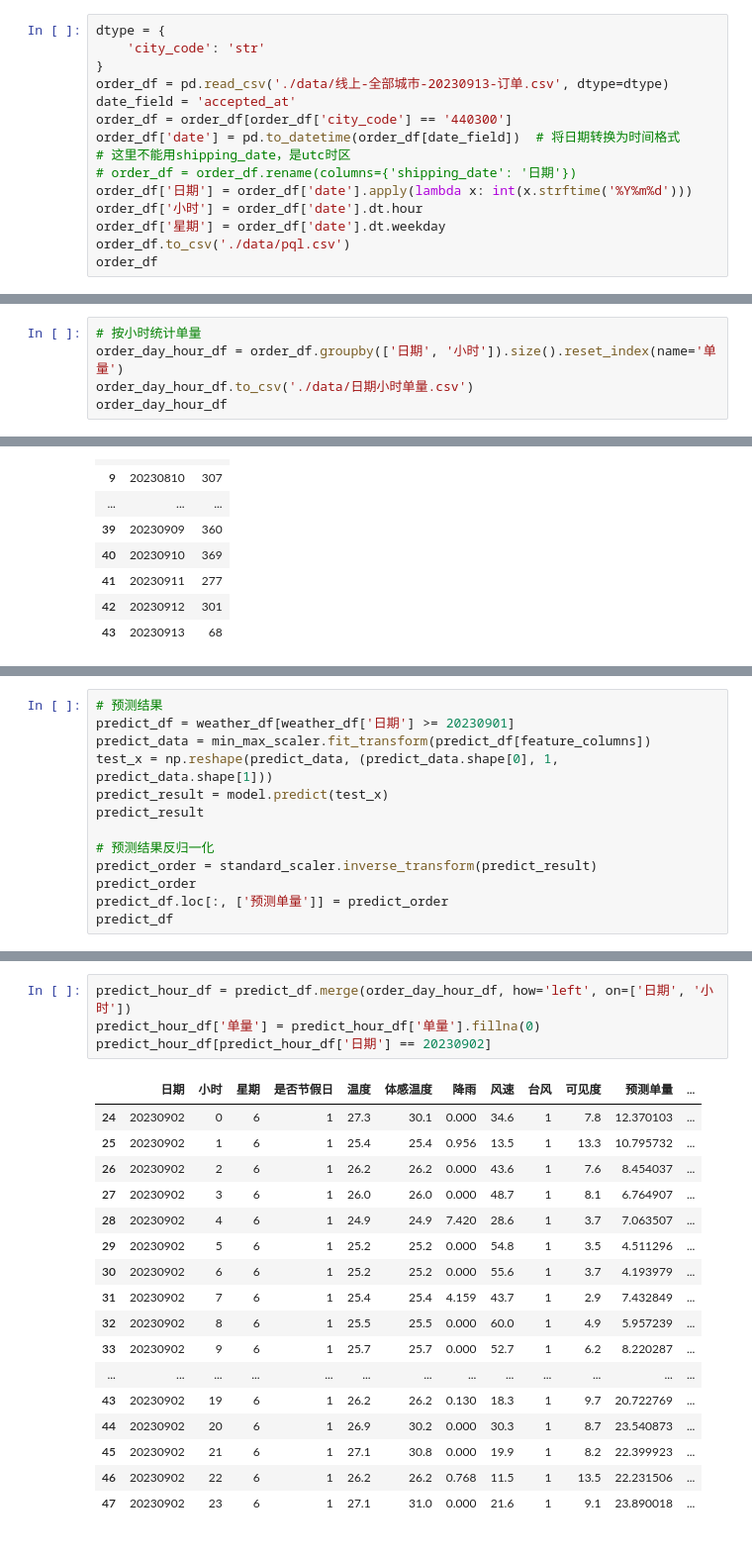
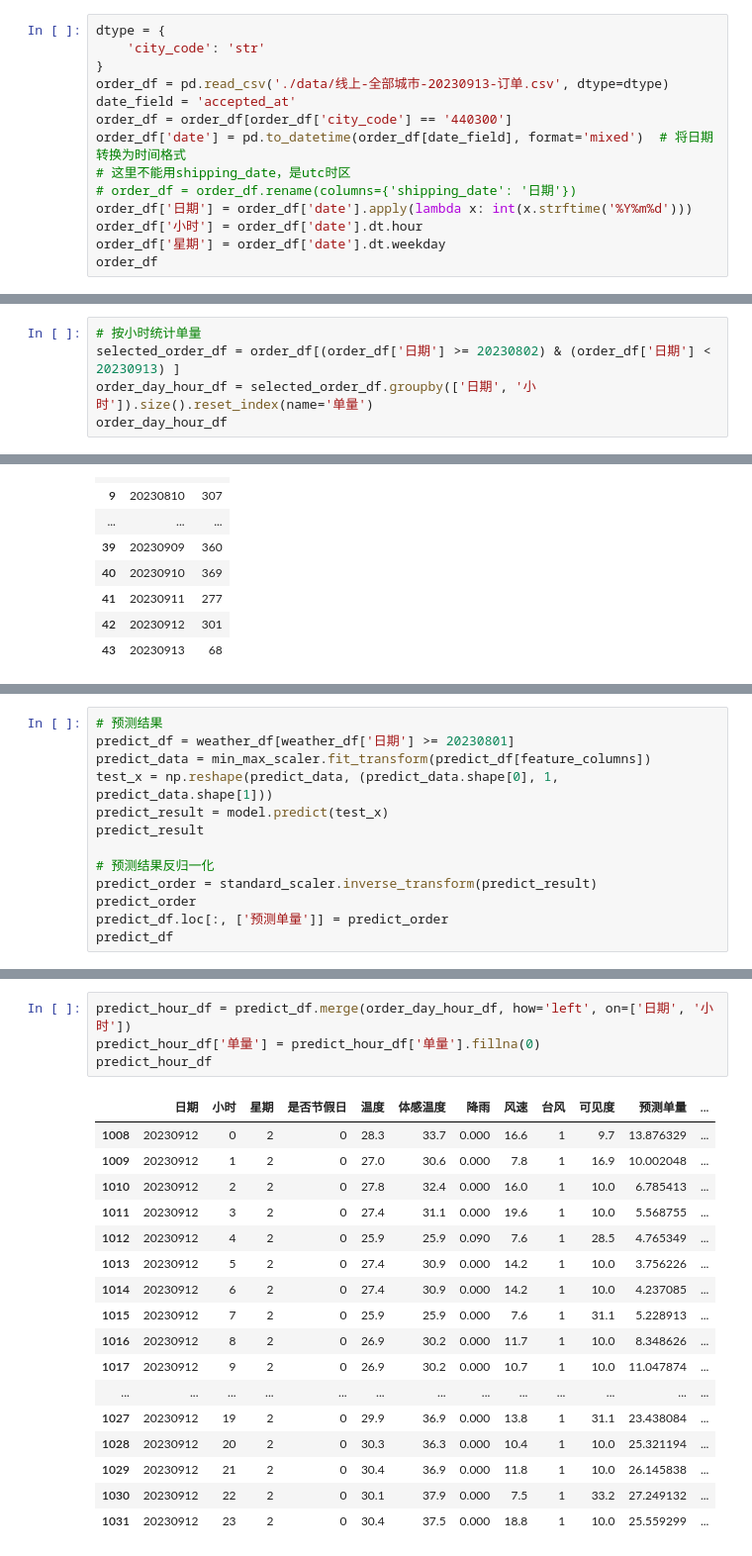
Before and after one commit to pql-eternally/algorithm, a Jupyter notebook: python/qpandas/预测单量-20230915.ipynb, the cells around one changed output, grey strips where cells are left out. Shown at 99% size. Saved outputs shown, nothing was run; the diff lists cells and outputs as text.

```diff
--- a/python/qpandas/预测单量-20230915.ipynb
+++ b/python/qpandas/预测单量-20230915.ipynb
@@ -97,13 +97,12 @@ dtype = {
 order_df = pd.read_csv('./data/线上-全部城市-20230913-订单.csv', dtype=dtype)
 date_field = 'accepted_at'
 order_df = order_df[order_df['city_code'] == '440300']
-order_df['date'] = pd.to_datetime(order_df[date_field])  # 将日期转换为时间格式
+order_df['date'] = pd.to_datetime(order_df[date_field], format='mixed')  # 将日期转换为时间格式
 # 这里不能用shipping_date，是utc时区
 # order_df = order_df.rename(columns={'shipping_date': '日期'})
 order_df['日期'] = order_df['date'].apply(lambda x: int(x.strftime('%Y%m%d')))
 order_df['小时'] = order_df['date'].dt.hour
 order_df['星期'] = order_df['date'].dt.weekday
-order_df.to_csv('./data/pql.csv')
 order_df
 # %% [output]
 |  | shipping_date | city_code | city_name | store_id | store_name | operator_id | operator_name | order_id | ... |
@@ -121,8 +120,8 @@ order_df
 15034 rows × 26 columns
 # %%
 # 按小时统计单量
-order_day_hour_df = order_df.groupby(['日期', '小时']).size().reset_index(name='单量')
-order_day_hour_df.to_csv('./data/日期小时单量.csv')
+selected_order_df = order_df[(order_df['日期'] >= 20230802) & (order_df['日期'] < 20230913) ]
+order_day_hour_df = selected_order_df.groupby(['日期', '小时']).size().reset_index(name='单量')
 order_day_hour_df
 # %% [output]
 |  | 日期 | 小时 | 单量 |
@@ -258,7 +256,7 @@ Epoch 1000/1000
 <tensorflow.python.keras.callbacks.History at 0x...>
 # %%
 # 预测结果
-predict_df = weather_df[weather_df['日期'] >= 20230901]
+predict_df = weather_df[weather_df['日期'] >= 20230801]
 predict_data = min_max_scaler.fit_transform(predict_df[feature_columns])
 test_x = np.reshape(predict_data, (predict_data.shape[0], 1, predict_data.shape[1]))
 predict_result = model.predict(test_x)
@@ -311,22 +284,22 @@ order_day_hour_df[order_day_hour_df['日期'] == 20230902]
 # %%
 predict_hour_df = predict_df.merge(order_day_hour_df, how='left', on=['日期', '小时'])
 predict_hour_df['单量'] = predict_hour_df['单量'].fillna(0)
-predict_hour_df[predict_hour_df['日期'] == 20230902]
+predict_hour_df
 # %% [output]
 |  | 日期 | 小时 | 星期 | 是否节假日 | 温度 | 体感温度 | 降雨 | 风速 | 台风 | 可见度 | 预测单量 | ... |
-| 24 | 20230902 | 0 | 6 | 1 | 27.3 | 30.1 | 0.000 | 34.6 | 1 | 7.8 | 12.370103 | ... |
-| 25 | 20230902 | 1 | 6 | 1 | 25.4 | 25.4 | 0.956 | 13.5 | 1 | 13.3 | 10.795732 | ... |
-| 26 | 20230902 | 2 | 6 | 1 | 26.2 | 26.2 | 0.000 | 43.6 | 1 | 7.6 | 8.454037 | ... |
-| 27 | 20230902 | 3 | 6 | 1 | 26.0 | 26.0 | 0.000 | 48.7 | 1 | 8.1 | 6.764907 | ... |
-| 28 | 20230902 | 4 | 6 | 1 | 24.9 | 24.9 | 7.420 | 28.6 | 1 | 3.7 | 7.063507 | ... |
-| 29 | 20230902 | 5 | 6 | 1 | 25.2 | 25.2 | 0.000 | 54.8 | 1 | 3.5 | 4.511296 | ... |
-| 30 | 20230902 | 6 | 6 | 1 | 25.2 | 25.2 | 0.000 | 55.6 | 1 | 3.7 | 4.193979 | ... |
-| 31 | 20230902 | 7 | 6 | 1 | 25.4 | 25.4 | 4.159 | 43.7 | 1 | 2.9 | 7.432849 | ... |
-| 32 | 20230902 | 8 | 6 | 1 | 25.5 | 25.5 | 0.000 | 60.0 | 1 | 4.9 | 5.957239 | ... |
-| 33 | 20230902 | 9 | 6 | 1 | 25.7 | 25.7 | 0.000 | 52.7 | 1 | 6.2 | 8.220287 | ... |
+| 1008 | 20230912 | 0 | 2 | 0 | 28.3 | 33.7 | 0.000 | 16.6 | 1 | 9.7 | 13.876329 | ... |
+| 1009 | 20230912 | 1 | 2 | 0 | 27.0 | 30.6 | 0.000 | 7.8 | 1 | 16.9 | 10.002048 | ... |
+| 1010 | 20230912 | 2 | 2 | 0 | 27.8 | 32.4 | 0.000 | 16.0 | 1 | 10.0 | 6.785413 | ... |
+| 1011 | 20230912 | 3 | 2 | 0 | 27.4 | 31.1 | 0.000 | 19.6 | 1 | 10.0 | 5.568755 | ... |
+| 1012 | 20230912 | 4 | 2 | 0 | 25.9 | 25.9 | 0.090 | 7.6 | 1 | 28.5 | 4.765349 | ... |
+| 1013 | 20230912 | 5 | 2 | 0 | 27.4 | 30.9 | 0.000 | 14.2 | 1 | 10.0 | 3.756226 | ... |
+| 1014 | 20230912 | 6 | 2 | 0 | 27.4 | 30.9 | 0.000 | 14.2 | 1 | 10.0 | 4.237085 | ... |
+| 1015 | 20230912 | 7 | 2 | 0 | 25.9 | 25.9 | 0.000 | 7.6 | 1 | 31.1 | 5.228913 | ... |
+| 1016 | 20230912 | 8 | 2 | 0 | 26.9 | 30.2 | 0.000 | 11.7 | 1 | 10.0 | 8.348626 | ... |
+| 1017 | 20230912 | 9 | 2 | 0 | 26.9 | 30.2 | 0.000 | 10.7 | 1 | 10.0 | 11.047874 | ... |
 | ... | ... | ... | ... | ... | ... | ... | ... | ... | ... | ... | ... | ... |
-| 43 | 20230902 | 19 | 6 | 1 | 26.2 | 26.2 | 0.130 | 18.3 | 1 | 9.7 | 20.722769 | ... |
-| 44 | 20230902 | 20 | 6 | 1 | 26.9 | 30.2 | 0.000 | 30.3 | 1 | 8.7 | 23.540873 | ... |
-| 45 | 20230902 | 21 | 6 | 1 | 27.1 | 30.8 | 0.000 | 19.9 | 1 | 8.2 | 22.399923 | ... |
-| 46 | 20230902 | 22 | 6 | 1 | 26.2 | 26.2 | 0.768 | 11.5 | 1 | 13.5 | 22.231506 | ... |
-| 47 | 20230902 | 23 | 6 | 1 | 27.1 | 31.0 | 0.000 | 21.6 | 1 | 9.1 | 23.890018 | ... |
+| 1027 | 20230912 | 19 | 2 | 0 | 29.9 | 36.9 | 0.000 | 13.8 | 1 | 31.1 | 23.438084 | ... |
+| 1028 | 20230912 | 20 | 2 | 0 | 30.3 | 36.3 | 0.000 | 10.4 | 1 | 10.0 | 25.321194 | ... |
+| 1029 | 20230912 | 21 | 2 | 0 | 30.4 | 36.9 | 0.000 | 11.8 | 1 | 10.0 | 26.145838 | ... |
+| 1030 | 20230912 | 22 | 2 | 0 | 30.1 | 37.9 | 0.000 | 7.5 | 1 | 33.2 | 27.249132 | ... |
+| 1031 | 20230912 | 23 | 2 | 0 | 30.4 | 37.5 | 0.000 | 18.8 | 1 | 10.0 | 25.559299 | ... |
```
Also changed, not shown: parts of 10 cells of this notebook.
